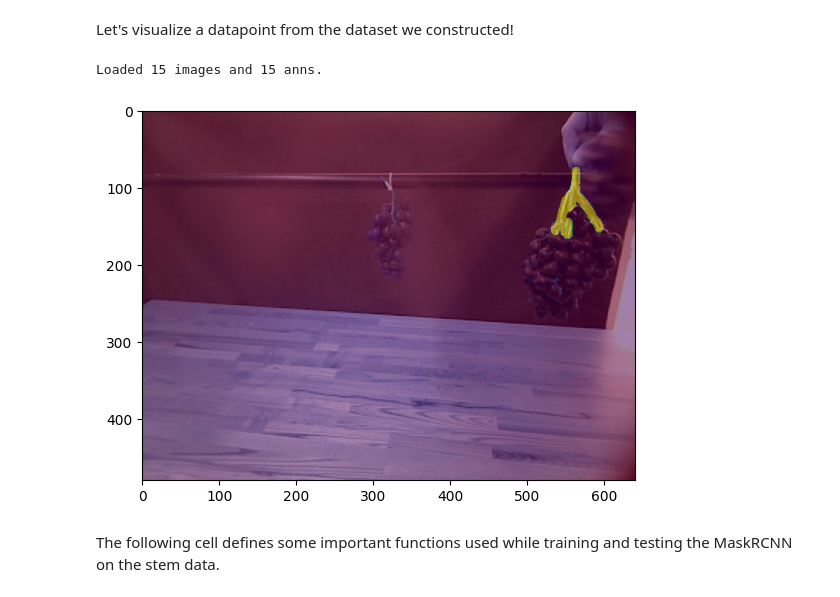
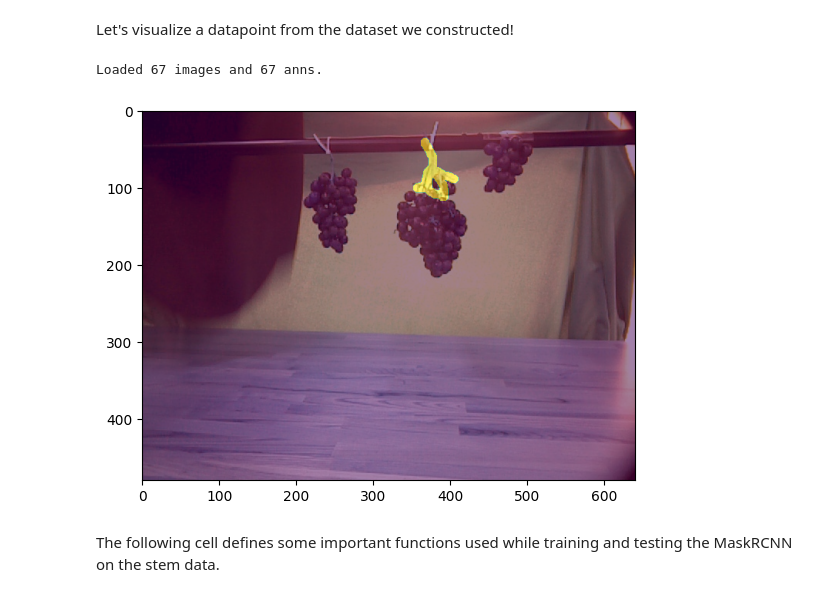
Before and after one commit to adi-balaji/grape_rob, a Jupyter notebook: stem_detection/stem_detection.ipynb, the cells around one changed output. Drawn from its saved outputs; the diff is of its cells as text; code cells hidden in the pictures.

```diff
--- a/stem_detection/stem_detection.ipynb
+++ b/stem_detection/stem_detection.ipynb
@@ -100,19 +100,19 @@ Let's visualize a datapoint from the dataset we constructed!
 # %%
 import matplotlib.pyplot as plt
 
-img_folder_path = '/Users/adibalaji/Desktop/grape_juice/stem_detection/lab_grapes/grapes1_images/img'
-ann_folder_path = '/Users/adibalaji/Desktop/grape_juice/stem_detection/lab_grapes/grapes1_images/ann'
+img_folder_path = '/Users/adibalaji/Desktop/grape_juice/stem_detection/lab_grape_img/dataset/img'
+ann_folder_path = '/Users/adibalaji/Desktop/grape_juice/stem_detection/lab_grape_img/dataset/ann'
 
 dataset = StemMaskDataset(img_folder_path, ann_folder_path)
 
-img, targets = dataset.__getitem__(1)
+img, targets = dataset.__getitem__(60)
 
 plt.imshow(img.permute(1,2,0).numpy())
 plt.imshow(targets['masks'][1], alpha = 0.5)
 plt.show()
 # %% [output]
-Loaded 15 images and 15 anns.
+Loaded 67 images and 67 anns.
-[figure, old version]
+[figure, new version]
 # %% [markdown]
 The following cell defines some important functions used while training and testing the MaskRCNN on the stem data.
 # %%
```
Also changed, not shown: parts of 4 cells of this notebook, 5 other files.
